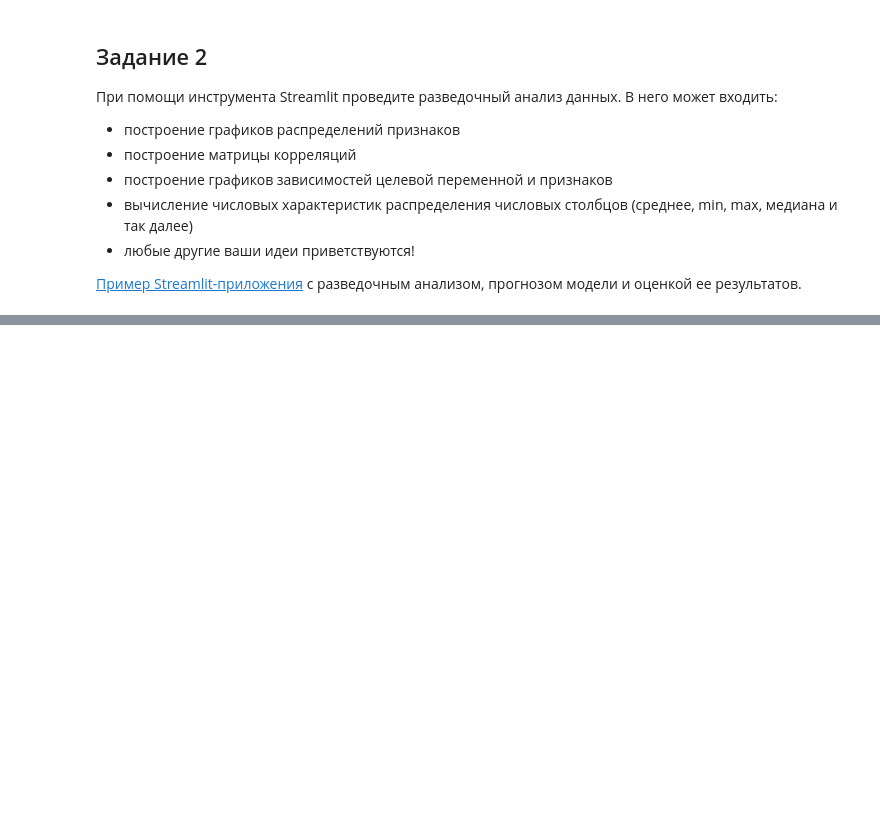
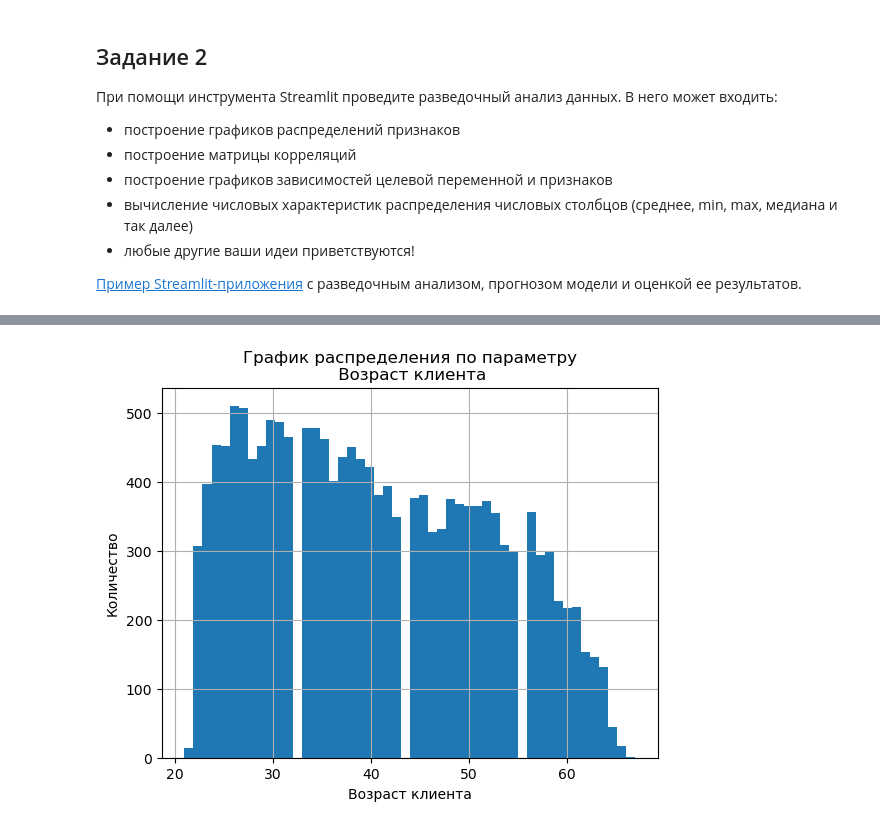
Before and after one commit to ermetim/HW-1_Streamlit_EDA, a Jupyter notebook: BD_homework.ipynb, the cells around one changed output, grey strips where cells are left out. Saved outputs shown, nothing was run; the diff lists cells and outputs as text; code cells hidden in the pictures; blank space fills up the shorter version.

```diff
--- a/BD_homework.ipynb
+++ b/BD_homework.ipynb
@@ -175,0 +198,4 @@ dtype: float64
+# %%
+# Удалим полные дубликаты, оставив только один
+data['D_salary'] = data['D_salary'].drop_duplicates(keep='first')
+data['D_salary'].duplicated().sum()
@@ -296,0 +351,13 @@ st.pyplot(fig)
+# %%
+# Приведем категориальные признаки от чисел к словам
+df['GENDER'] = df['GENDER'].apply(lambda x: 'Мужчина' if x == 1 else 'Женщина')
+df['GENDER'].value_counts()
+
+df['SOCSTATUS_WORK_FL'] = df['SOCSTATUS_WORK_FL'].apply(lambda x: 'Работает' if x == 1 else 'Не работает')
+df['SOCSTATUS_WORK_FL'].value_counts()
+
+df['SOCSTATUS_PENS_FL'] = df['SOCSTATUS_PENS_FL'].apply(lambda x: 'Пенсионер' if x == 1 else 'Не пенсионер')
+df['SOCSTATUS_PENS_FL'].value_counts()
+
+df['TARGET'] = df['TARGET'].apply(lambda x: 'Отклик был' if x == 1 else 'Отклика не было')
+df['TARGET'].value_counts()
@@ -296,0 +406,13 @@ st.pyplot(fig)
+# %%
+# Построим график распределения по возрасту клиента
+fig, ax = plt.subplots()
+plt.title('График распределения по параметру\n Возраст клиента')
+ax.hist(df['AGE'], bins=50)
+
+ax.set_xlabel('Возраст клиента')
+ax.set_ylabel('Количество')
+plt.grid('all')
+
+# fig
+# %% [output]
+[figure, added]
```
Also changed, not shown: parts of 35 cells of this notebook, 3 other files.
